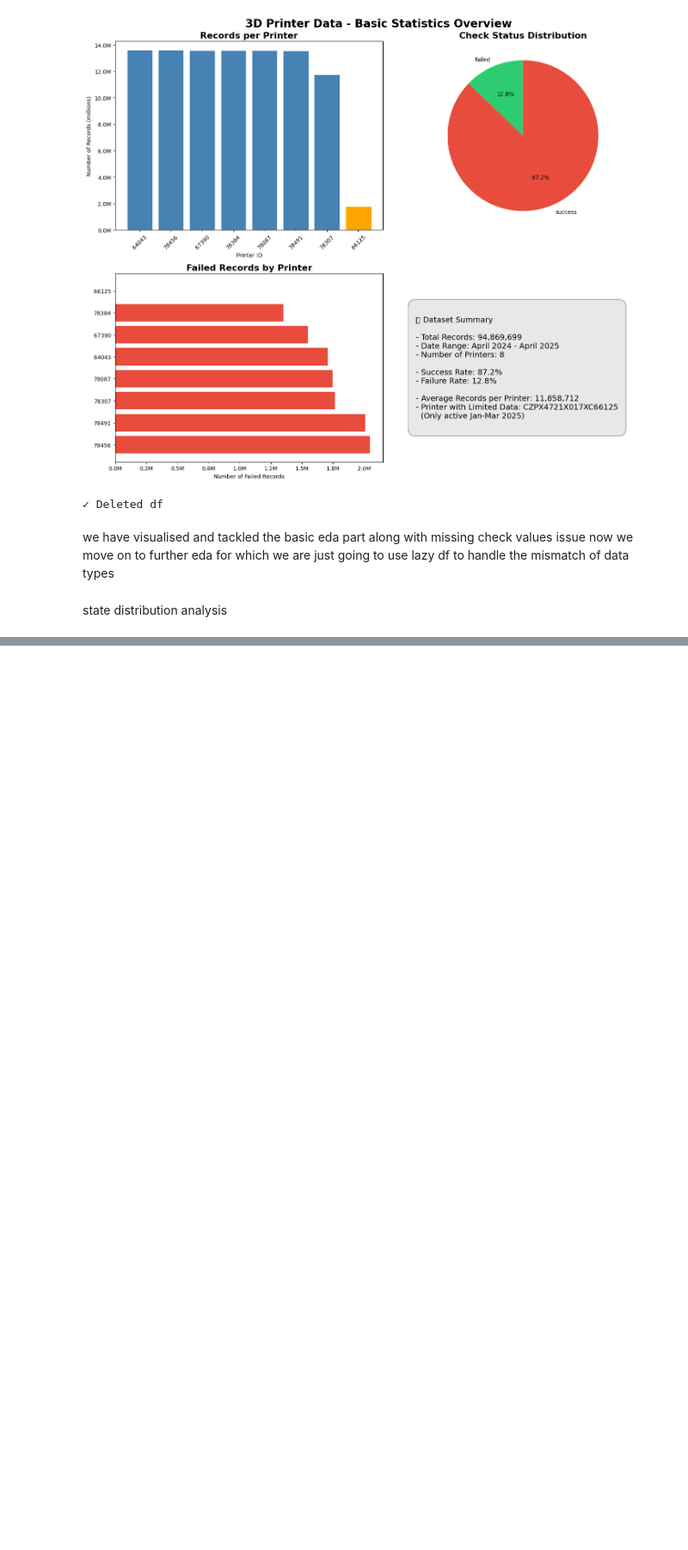
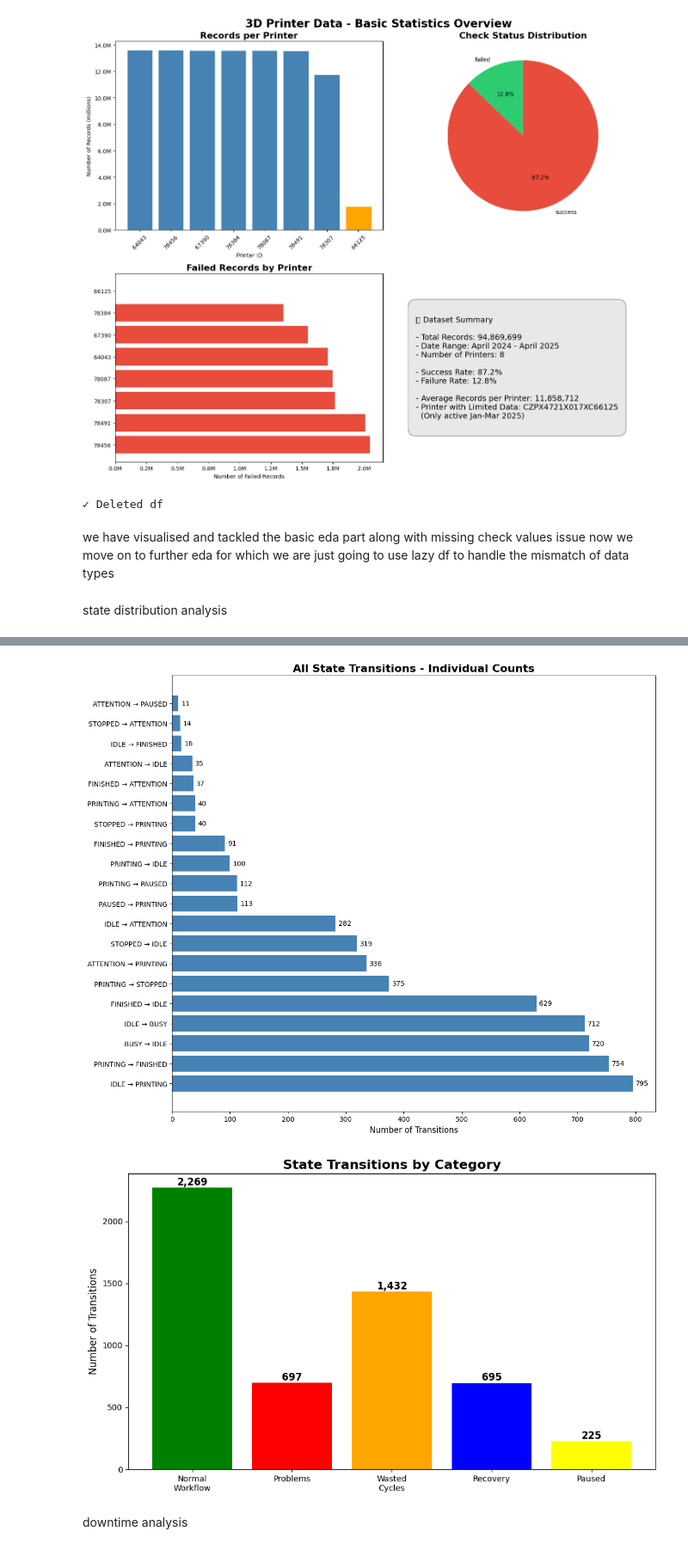
Before and after one commit to tusharjoshi15/Additive-Manufacturing-Analysis, a Jupyter notebook: CODE/EDA.ipynb, the cells around one changed output, grey strips where cells are left out. Shown at 86% size. Drawn from its saved outputs; the diff is of its cells as text; code cells hidden in the pictures; blank space fills up the shorter version.

```diff
--- a/CODE/EDA.ipynb
+++ b/CODE/EDA.ipynb
@@ -500,0 +699,60 @@ Null states: 0
+# %%
+# Visualization 1: All Individual Transitions
+plt.figure(figsize=(12, 10))
+
+# Get all transitions sorted by count
+all_transitions_sorted = sorted(transitions.items(), key=lambda x: x[1], reverse=True)[:20]  # Top 20
+
+names = [t[0] for t in all_transitions_sorted]
+counts = [t[1] for t in all_transitions_sorted]
+
+# Create horizontal bar chart
+plt.barh(range(len(names)), counts, color='steelblue')
+plt.yticks(range(len(names)), names)
+plt.xlabel('Number of Transitions', fontsize=12)
+plt.title('All State Transitions - Individual Counts', fontsize=16, fontweight='bold')
+
+# Add count labels
+for i, count in enumerate(counts):
+    plt.text(count + 5, i, str(count), va='center')
+
+plt.tight_layout()
+plt.show()
+
+# Visualization 2: Grouped by Category
+plt.figure(figsize=(10, 6))
+
+# Define categories
+normal = ['IDLE → PRINTING', 'PRINTING → FINISHED', 'FINISHED → IDLE', 'FINISHED → PRINTING']
+problems = ['PRINTING → STOPPED', 'IDLE → ATTENTION', 'PRINTING → ATTENTION']
+wasted = ['IDLE → BUSY', 'BUSY → IDLE']
+recovery = ['ATTENTION → PRINTING', 'STOPPED → IDLE', 'STOPPED → PRINTING']
+paused = ['PRINTING → PAUSED', 'PAUSED → PRINTING']
+
+# Sum counts by category
+category_counts = {
+    'Normal\nWorkflow': sum(transitions.get(t, 0) for t in normal),
+    'Problems': sum(transitions.get(t, 0) for t in problems),
+    'Wasted\nCycles': sum(transitions.get(t, 0) for t in wasted),
+    'Recovery': sum(transitions.get(t, 0) for t in recovery),
+    'Paused': sum(transitions.get(t, 0) for t in paused)
+}
+
+# Plot
+colors = ['green', 'red', 'orange', 'blue', 'yellow']
+bars = plt.bar(category_counts.keys(), category_counts.values(), color=colors)
+
+# Add values on bars
+for bar, value in zip(bars, category_counts.values()):
+    plt.text(bar.get_x() + bar.get_width()/2, bar.get_height() + 20,
+             f'{value:,}', ha='center', fontsize=12, fontweight='bold')
+
+plt.ylabel('Number of Transitions', fontsize=12)
+plt.title('State Transitions by Category', fontsize=16, fontweight='bold')
+plt.tight_layout()
+plt.show()
+# %% [output]
+[figure, added]
+[figure, added]
+# %% [markdown]
+downtime analysis
```
Also changed, not shown: parts of 9 cells of this notebook, 2 other files.
